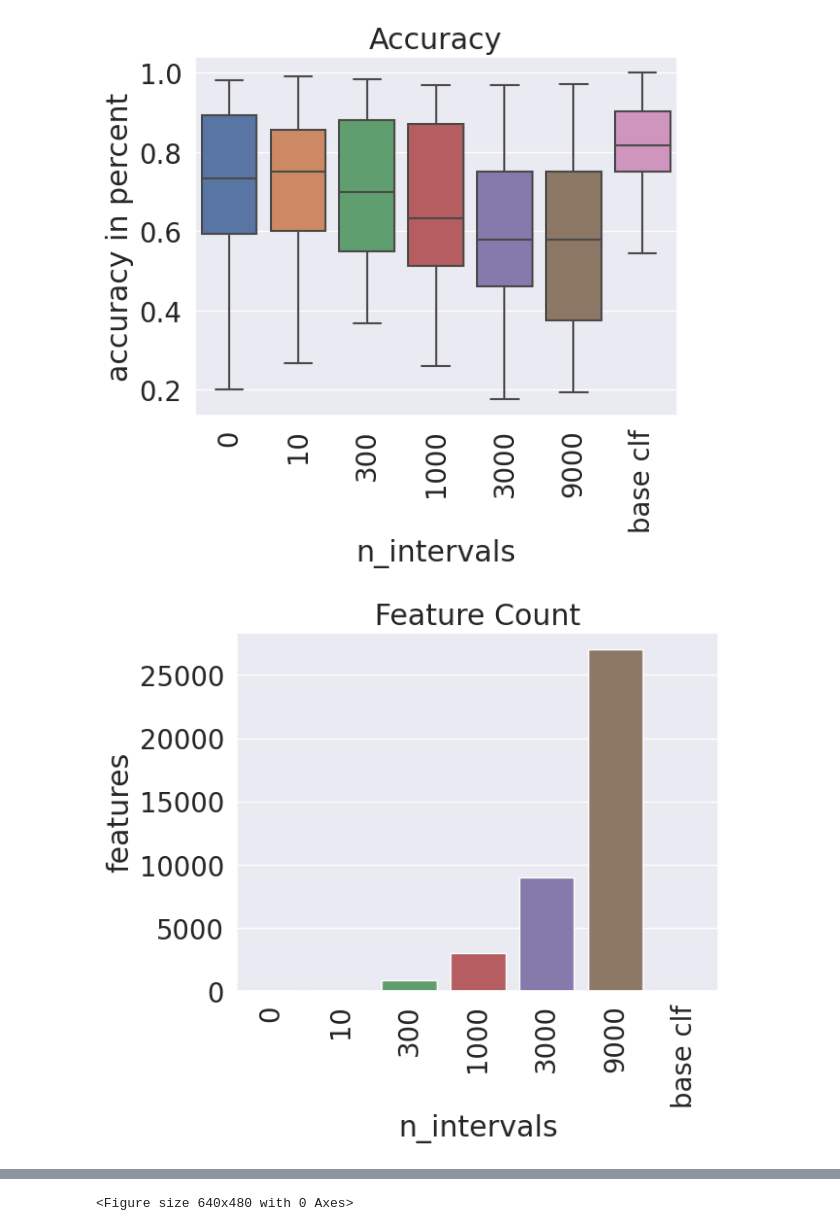
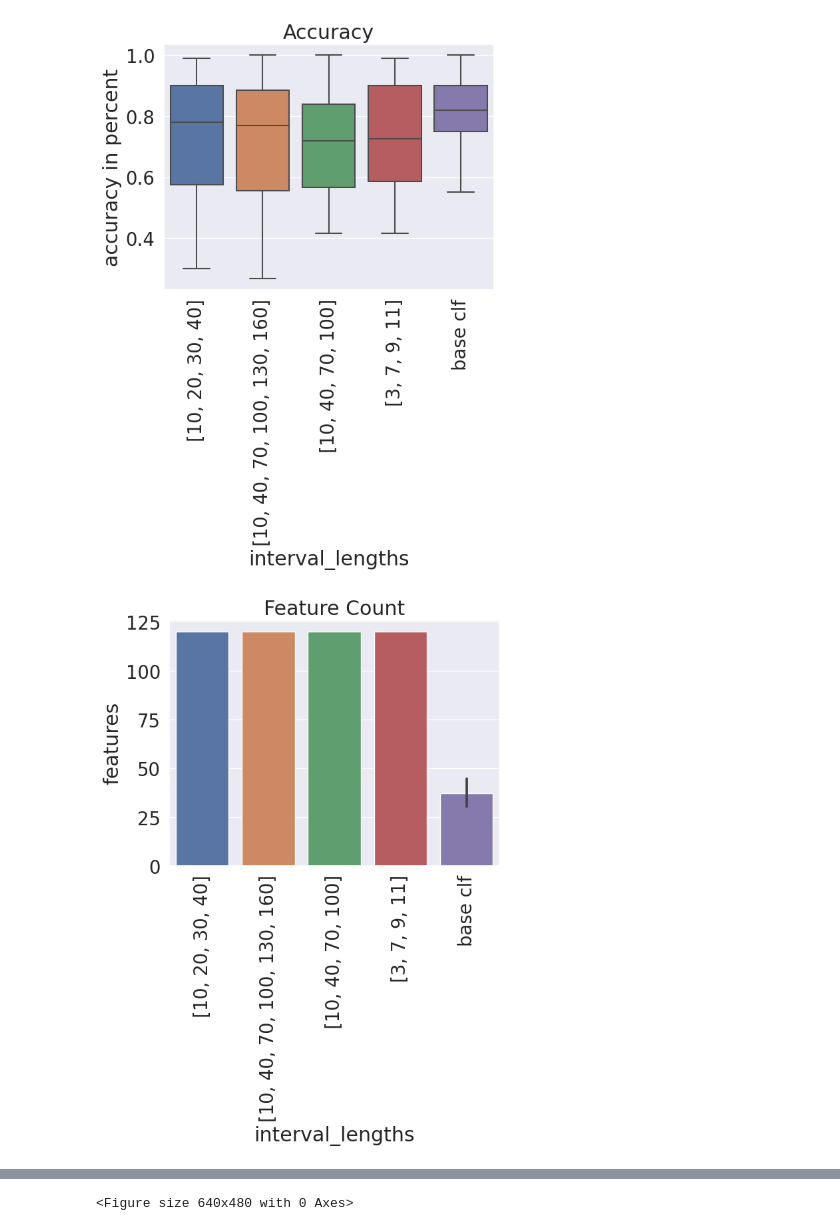
Before and after one commit to r00tk1d/dilation_evaluation, a Jupyter notebook: benchmark/visualize_from_csv.ipynb, the cells around one changed output, grey strips where cells are left out. Drawn from its saved outputs; the diff is of its cells as text; code cells hidden in the pictures.

Commit message:
new benchmarks

```diff
--- a/benchmark/visualize_from_csv.ipynb
+++ b/benchmark/visualize_from_csv.ipynb
@@ -1,27 +1,28 @@
 # %%
 import visualize
 import pandas as pd
 
-benchmark_name = "TSF_DILATION2_n_intervals" #anpassen
+benchmark_name = "TSF_DILATION3_interval_lengths" #anpassen
 save_plots = True
-base_column = 'n_intervals' #anpassen
+base_column = 'interval_lengths' #anpassen
 
 all_results_raw = pd.read_csv("./results/" + benchmark_name + "/" + benchmark_name + ".csv", index_col=0)
-all_results_raw[base_column] = all_results_raw[base_column].astype(int) #ggf anpassen: type
-all_results_raw.sort_values(by=[base_column], inplace=True)
-all_results_raw[base_column] = all_results_raw[base_column].replace([-1], 'base clf') #ggf anpassen: base clf Kennzeichnungswert ggf anpassen
+#all_results_raw[base_column] = all_results_raw[base_column].astype(int) #ggf anpassen: type
+#all_results_raw.sort_values(by=[base_column], inplace=True)
+#all_results_raw[base_column] = all_results_raw[base_column].replace([-1], 'base clf') #ggf anpassen: base clf Kennzeichnungswert ggf anpassen
 all_results_grouped = all_results_raw.groupby(base_column, dropna = False)
 all_results = [group for _, group in all_results_grouped]
 
 visualize.boxplots(all_results, benchmark_name=benchmark_name, save_boxplots=save_plots, base_column=base_column)
+visualize.times(all_results, benchmark_name=benchmark_name, save_boxplots=save_plots, base_column=base_column)
 
 # all_results_mean_raw = pd.read_csv("./results/" + benchmark_name + "/" + benchmark_name + "_av.csv", index_col=0)
 # all_results_mean_raw[base_column] = all_results_mean_raw[base_column].astype(int)
 # all_results_mean_raw.sort_values(by=[base_column], inplace=True)
 # all_results_mean_raw[base_column] = all_results_mean_raw[base_column].replace([-1], 'base clf')
 # all_results_mean_grouped = all_results_mean_raw.groupby(base_column, dropna = False)
 # all_results_mean = [group for _, group in all_results_mean_grouped]
 #visualize.barplots(all_results_mean, benchmark_name=benchmark_name, save_barcharts=save_plots, base_column=base_column)
 # %% [output]
-[figure, old version]
+[figure, new version]
-[figure, old version]
+[figure, new version]
```
Also changed, not shown: parts of 1 cell of this notebook, 42 other files.
